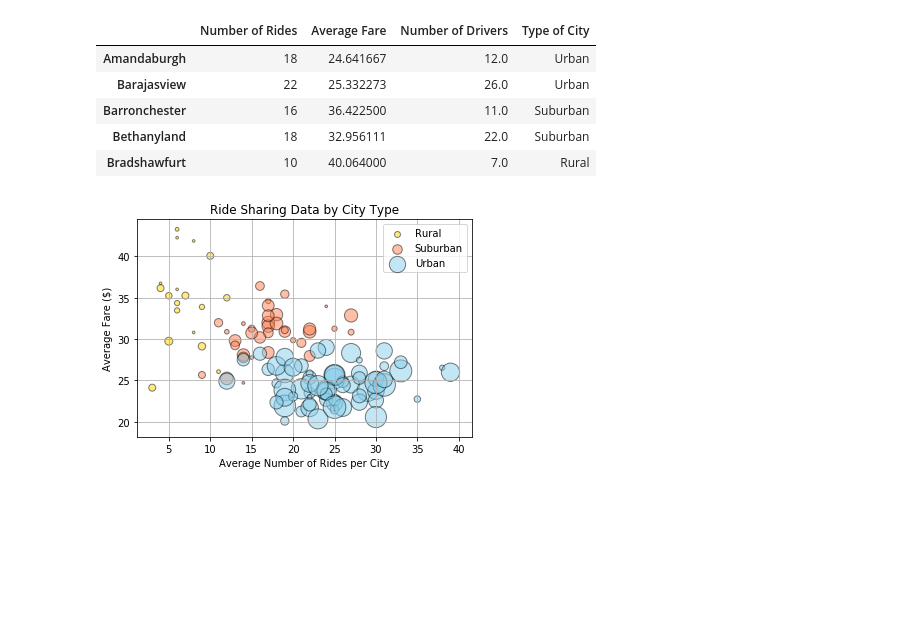
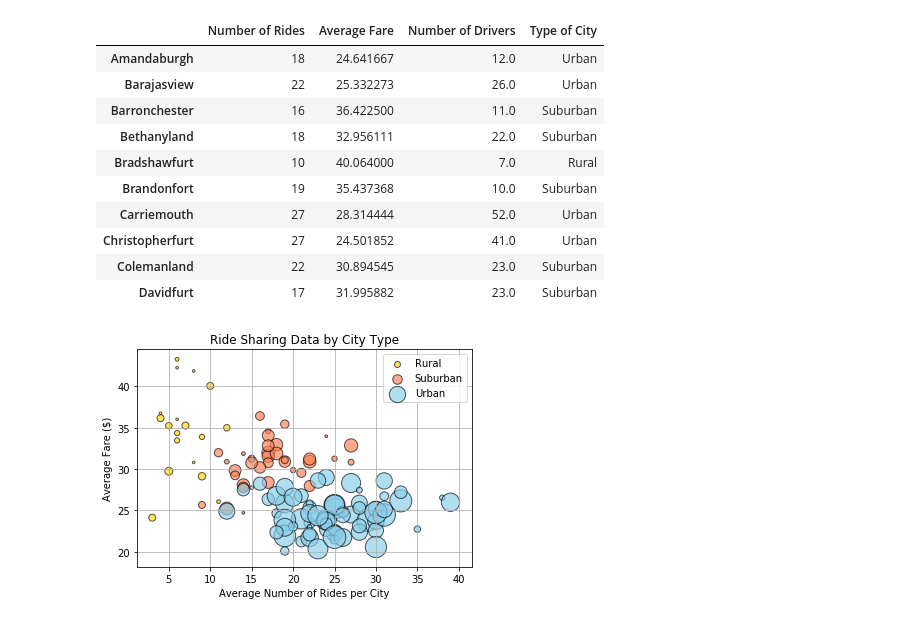
Before and after one commit to dsmart79/Homework-5-MatPlotLib, a Jupyter notebook: Pyber.ipynb, the cells around one changed output. Saved outputs shown, nothing was run; the diff lists cells and outputs as text; code cells hidden in the pictures; blank space fills up the shorter version.

```diff
--- a/Pyber.ipynb
+++ b/Pyber.ipynb
@@ -37,34 +42,39 @@ city_grouped = combined_df.groupby("city")
 
 
 # Finding the average fare of the grouped data
 avg_fare = city_grouped.mean()["fare"]
 
 
 # Finding the total number of rides using the unique ride id numbers
 ride_count = city_grouped["ride_id"].count()
 
 
 # Finding the total number of drivers per city
 driver_count = city_grouped.mean()["driver_count"]
 
 
 # Setting the index on city type
 city_type = city_data.set_index("city")["type"]
 
 
 # Creating dataframe
 city_data = pd.DataFrame({"Number of Rides": ride_count,
                         "Average Fare": avg_fare,
                         "Number of Drivers": driver_count,
                         "Type of City": city_type})
-city_data.head()
+city_data.head(10)
 # %% [output]
 |  | Number of Rides | Average Fare | Number of Drivers | Type of City |
 | Amandaburgh | 18 | 24.641667 | 12.0 | Urban |
 | Barajasview | 22 | 25.332273 | 26.0 | Urban |
 | Barronchester | 16 | 36.422500 | 11.0 | Suburban |
 | Bethanyland | 18 | 32.956111 | 22.0 | Suburban |
 | Bradshawfurt | 10 | 40.064000 | 7.0 | Rural |
+| Brandonfort | 19 | 35.437368 | 10.0 | Suburban |
+| Carriemouth | 27 | 28.314444 | 52.0 | Urban |
+| Christopherfurt | 27 | 24.501852 | 41.0 | Urban |
+| Colemanland | 22 | 30.894545 | 23.0 | Suburban |
+| Davidfurt | 17 | 31.995882 | 23.0 | Suburban |
 # %%
 # Obtaining the x and y coordinates for each of the three city types
 rural = city_data[city_data["Type of City"] == "Rural"]
```
Also changed, not shown: parts of 3 cells of this notebook.
